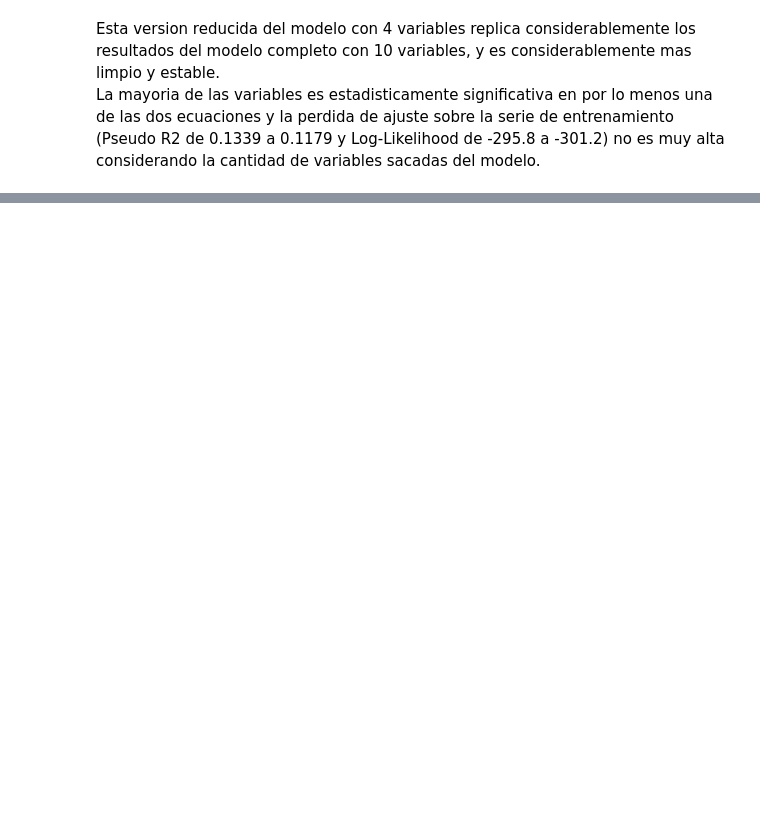
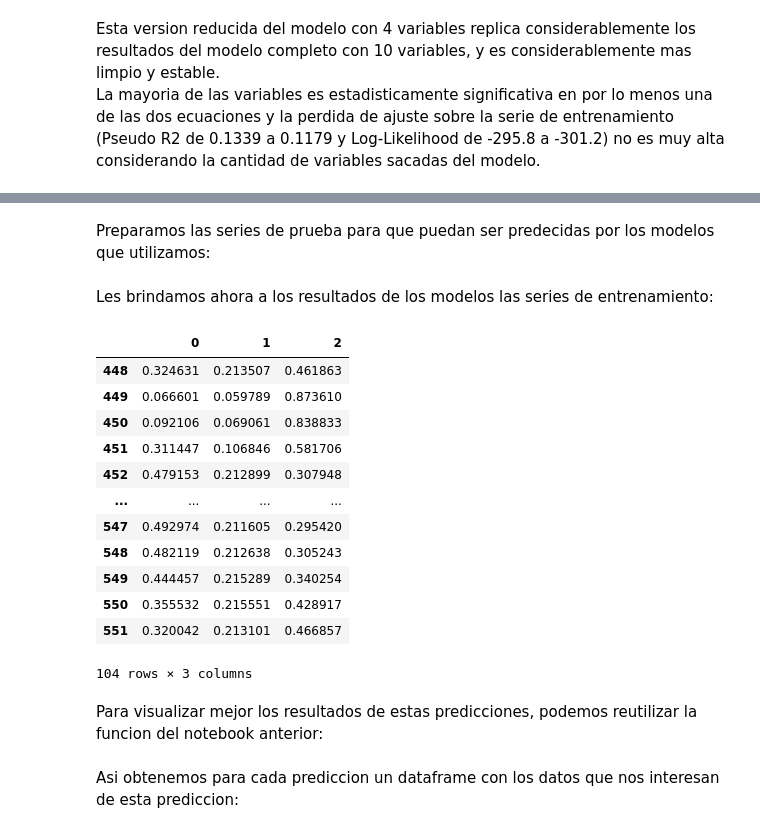
Before and after one commit to maximomilano9/Base-de-datos-de-partidos-de-futbol-masculino-21-a-nivel-selecciones-y-mundiales, a Jupyter notebook: notebooks/MachineLearning_2.ipynb, the cells around one changed output, grey strips where cells are left out. Cells and saved outputs as stored; diff of their text form; code cells hidden in the pictures; blank space fills up the shorter version.

```diff
--- a/notebooks/MachineLearning_2.ipynb
+++ b/notebooks/MachineLearning_2.ipynb
@@ -819,0 +837,37 @@ Seria goles_anotados_diff - goles_recibidos_diff
+# %% [markdown]
+Preparamos las series de prueba para que puedan ser predecidas por los modelos que utilizamos:
+# %%
+X_test_1 = test_series_1[["elo_diff", "home_local"]]
+X_test_1 = sm.add_constant(X_test_1)
+
+X_test_2 = test_series_2[["elo_diff", "home_local", "goles_anotados_diff_rs",
+                         "goles_recibidos_diff_rs"]]
+X_test_2 = sm.add_constant(X_test_2)
+
+X_test_3 = test_series_3[["elo_diff", "home_local", "goles_anotados_diff_wcm",
+                          "derrotas_diff_rs"]]
+X_test_3 = sm.add_constant(X_test_3)
+# %% [markdown]
+Les brindamos ahora a los resultados de los modelos las series de entrenamiento:
+# %%
+probabilidades_M1 = resultado_M1.predict(X_test_1)
+probabilidades_M2 = resultado_M2.predict(X_test_2)
+probabilidades_M3 = resultado_M3.predict(X_test_3)
+
+display(probabilidades_M1)
+# %% [output]
+|  | 0 | 1 | 2 |
+| 448 | 0.324631 | 0.213507 | 0.461863 |
+| 449 | 0.066601 | 0.059789 | 0.873610 |
+| 450 | 0.092106 | 0.069061 | 0.838833 |
+| 451 | 0.311447 | 0.106846 | 0.581706 |
+| 452 | 0.479153 | 0.212899 | 0.307948 |
+| ... | ... | ... | ... |
+| 547 | 0.492974 | 0.211605 | 0.295420 |
+| 548 | 0.482119 | 0.212638 | 0.305243 |
+| 549 | 0.444457 | 0.215289 | 0.340254 |
+| 550 | 0.355532 | 0.215551 | 0.428917 |
+| 551 | 0.320042 | 0.213101 | 0.466857 |
+104 rows × 3 columns
+# %% [markdown]
+Para visualizar mejor los resultados de estas predicciones, podemos reutilizar la funcion del notebook anterior:
@@ -819,0 +895,2 @@ Seria goles_anotados_diff - goles_recibidos_diff
+# %% [markdown]
+Asi obtenemos para cada prediccion un dataframe con los datos que nos interesan de esta prediccion:
```
Also changed, not shown: parts of 24 cells of this notebook, 1 other file.
